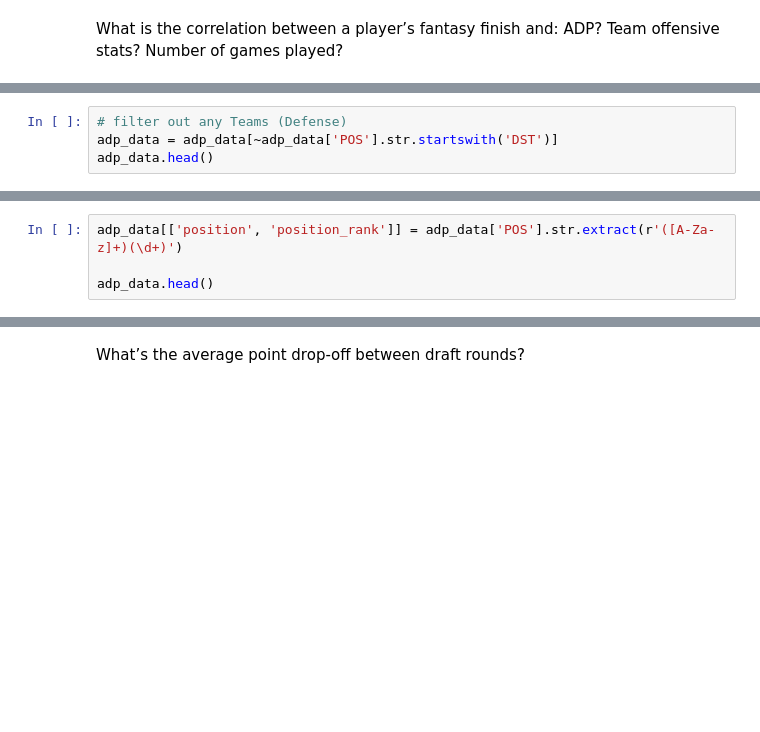
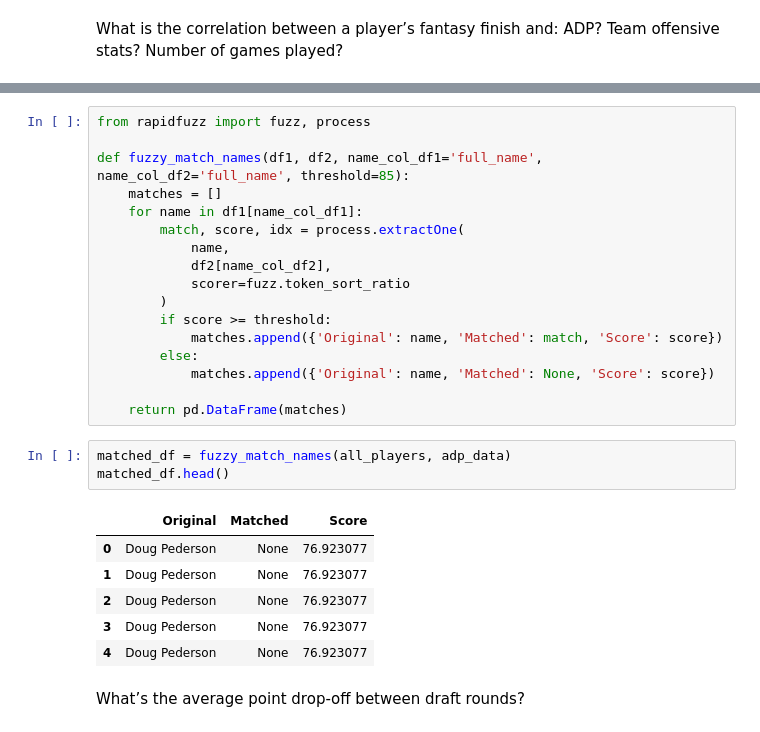
Before and after one commit to alexanderjireland/ff-draft-optimizer, a Jupyter notebook: notebooks/eda.ipynb, the cells around one changed output, grey strips where cells are left out. Drawn from its saved outputs; the diff is of its cells as text; blank space fills up the shorter version.

Commit message:
Working on fuzzy name matching...

```diff
--- a/notebooks/eda.ipynb
+++ b/notebooks/eda.ipynb
@@ -135,4 +134,0 @@ adp_data.head()
-# %%
-# filter out any Teams (Defense)
-adp_data = adp_data[~adp_data['POS'].str.startswith('DST')]
-adp_data.head()
@@ -146,4 +134,0 @@ adp_data.head()
-# %%
-adp_data[['position', 'position_rank']] = adp_data['POS'].str.extract(r'([A-Za-z]+)(\d+)')
-
-adp_data.head()
@@ -202,3 +156,30 @@ adp_data
+# %%
+from rapidfuzz import fuzz, process
+
+def fuzzy_match_names(df1, df2, name_col_df1='full_name', name_col_df2='full_name', threshold=85):
+    matches = []
+    for name in df1[name_col_df1]:
+        match, score, idx = process.extractOne(
+            name,
+            df2[name_col_df2],
+            scorer=fuzz.token_sort_ratio
+        )
+        if score >= threshold:
+            matches.append({'Original': name, 'Matched': match, 'Score': score})
+        else:
+            matches.append({'Original': name, 'Matched': None, 'Score': score})
+
+    return pd.DataFrame(matches)
+# %%
+matched_df = fuzzy_match_names(all_players, adp_data)
+matched_df.head()
+# %% [output]
+|  | Original | Matched | Score |
+| 0 | Doug Pederson | None | 76.923077 |
+| 1 | Doug Pederson | None | 76.923077 |
+| 2 | Doug Pederson | None | 76.923077 |
+| 3 | Doug Pederson | None | 76.923077 |
+| 4 | Doug Pederson | None | 76.923077 |
 # %% [markdown]
 What’s the average point drop-off between draft rounds?
 # %% [markdown]
```
Also changed, not shown: parts of 5 cells of this notebook, 1 other file.
